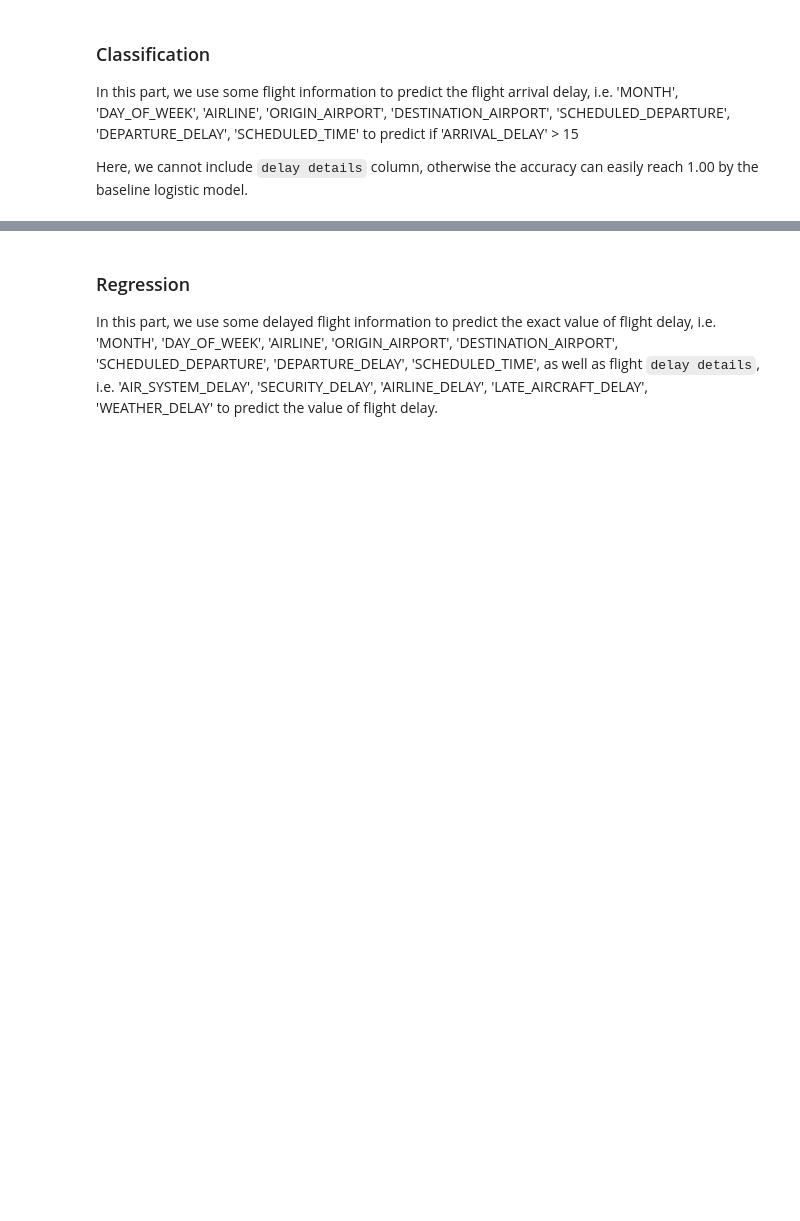
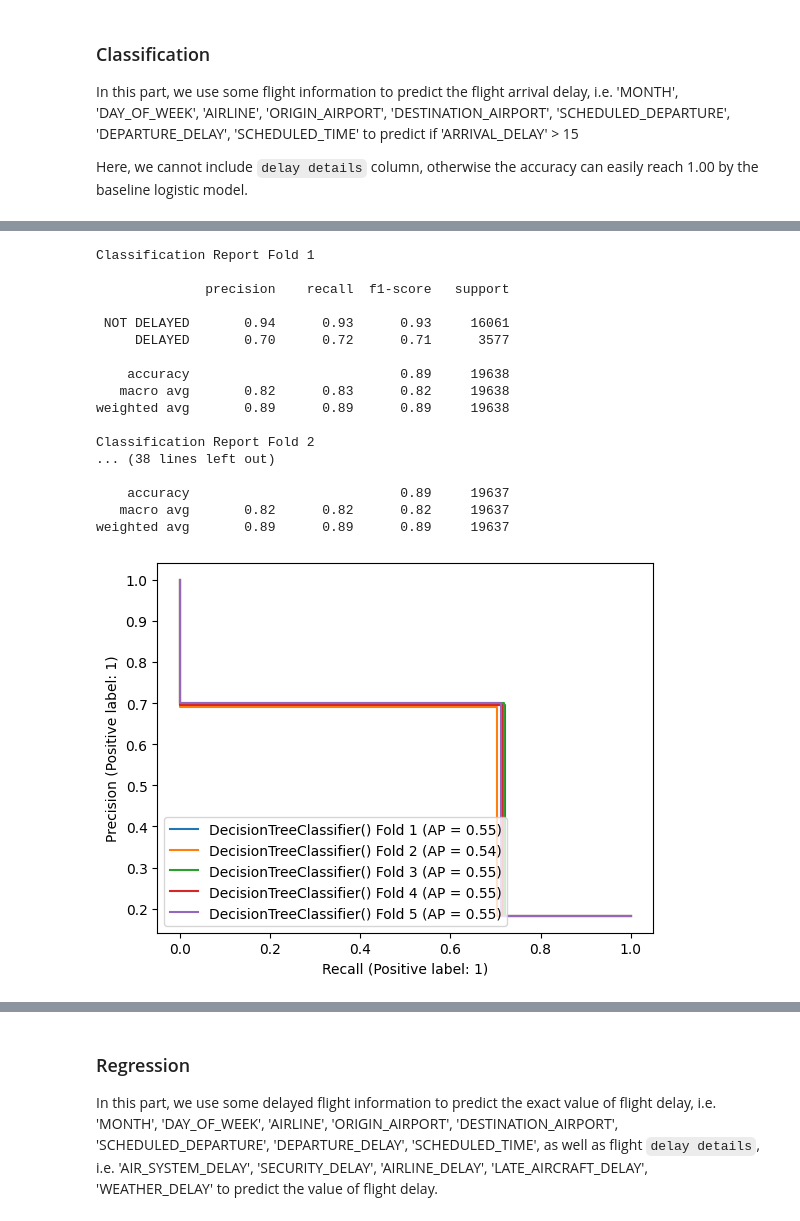
Before and after one commit to yhangchen/Flight-Delays-Prediction, a Jupyter notebook: models.ipynb, the cells around one changed output, grey strips where cells are left out. Saved outputs shown, nothing was run; the diff lists cells and outputs as text; code cells hidden in the pictures; blank space fills up the shorter version.

```diff
--- a/models.ipynb
+++ b/models.ipynb
@@ -132,0 +184,23 @@ disp_dt.plot(ax=ax, label='Decision Tree')
+# %%
+# Decision Tree
+from sklearn.tree import DecisionTreeClassifier
+_, displays_dt = evaluate_classification(DecisionTreeClassifier())
+# %% [output]
+Classification Report Fold 1
+
+              precision    recall  f1-score   support
+
+ NOT DELAYED       0.94      0.93      0.93     16061
+     DELAYED       0.70      0.72      0.71      3577
+
+    accuracy                           0.89     19638
+   macro avg       0.82      0.83      0.82     19638
+weighted avg       0.89      0.89      0.89     19638
+
+Classification Report Fold 2
+... (38 lines left out)
+
+    accuracy                           0.89     19637
+   macro avg       0.82      0.82      0.82     19637
+weighted avg       0.89      0.89      0.89     19637
+[figure, added]
```
Also changed, not shown: parts of 56 cells of this notebook.
